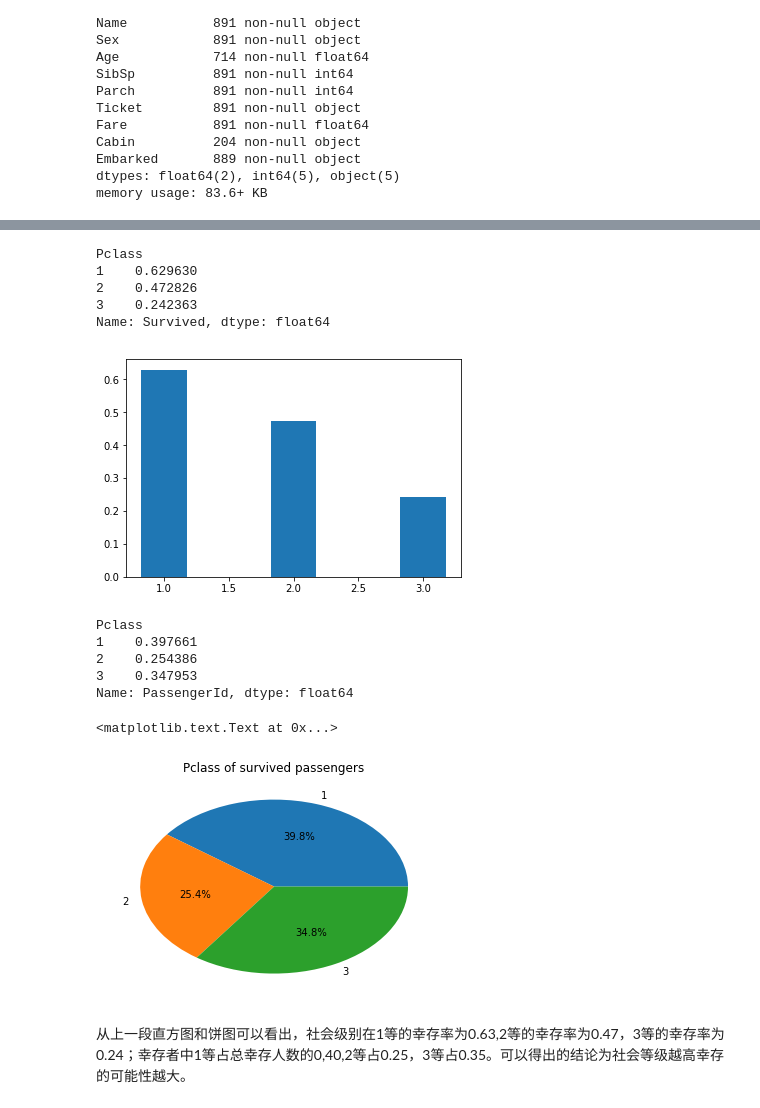
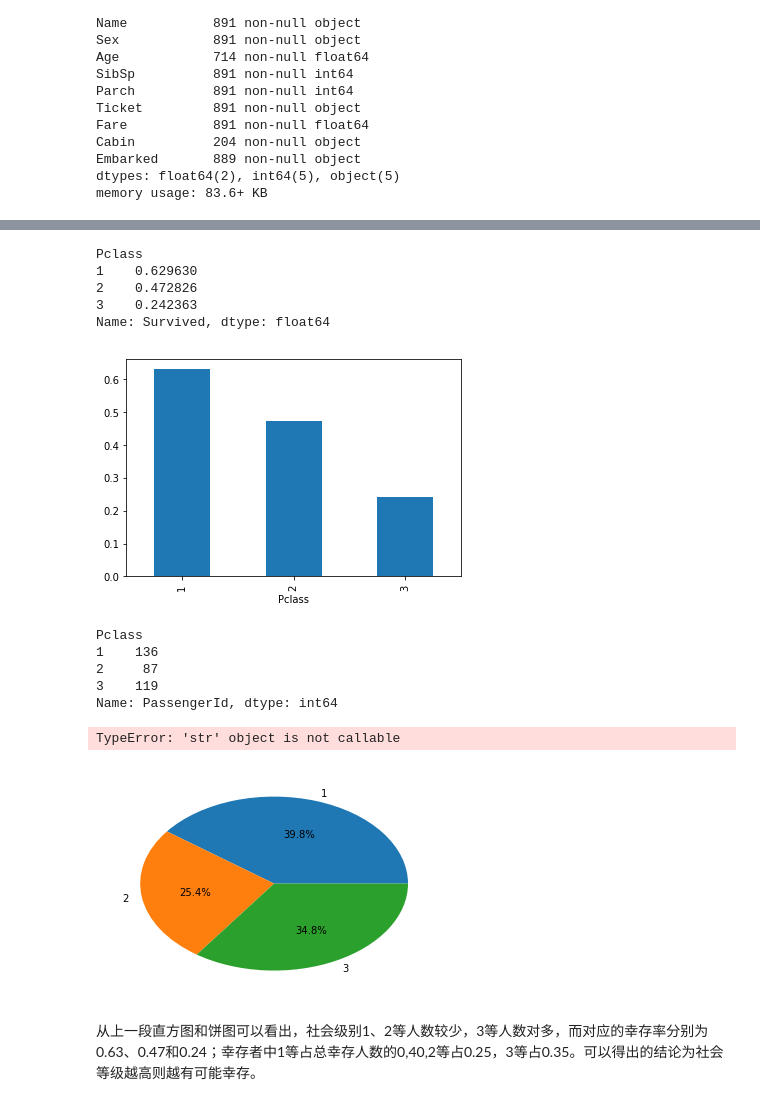
Before and after one commit to janeliao/Udacity_Projects, a Jupyter notebook: p4/p4_the_sinking_of_titanic.ipynb, the cells around one changed output, grey strips where cells are left out. Saved outputs shown, nothing was run; the diff lists cells and outputs as text; code cells hidden in the pictures.

```diff
--- a/p4/p4_the_sinking_of_titanic.ipynb
+++ b/p4/p4_the_sinking_of_titanic.ipynb
@@ -76,31 +97,35 @@ survived_data_df.head()   #check
 # %%
 #计算幸存人员中各个等级人员所占比例
 survival_rate_by_Pclass = get_survival_rate_by_category(full_data,'Pclass')
 print survival_rate_by_Pclass
 tx = [1,2,3]
-plt.bar(tx,survival_rate_by_Pclass,width = 0.35)
+#plt.bar(tx,survival_rate_by_Pclass,width = 0.35)
+
+survival_rate_by_Pclass.plot(kind='bar')
 plt.xlabel = ('Pclass')
+plt.ylabel = ('survival rate')
+plt.title = ('survival rate by Pclass')
 # %% [output]
 Pclass
 1    0.629630
 2    0.472826
 3    0.242363
 Name: Survived, dtype: float64
-[figure, old version]
+[figure, new version]
 # %%
 Pclass_proportion_of_suvived = passengers_count(survived_data_df,'Pclass')/ survived_count
-print Pclass_proportion_of_suvived
+print passengers_count(survived_data_df,'Pclass')
 #根据幸存人员中各社会等级人数占总幸存人员的比例画出饼图
 labels = ['1','2','3']
 plt.pie(Pclass_proportion_of_suvived,labels=labels,autopct='%1.1f%%')
 plt.title('Pclass of survived passengers')
 # %% [output]
 Pclass
-1    0.397661
-2    0.254386
-3    0.347953
-Name: PassengerId, dtype: float64
+1    136
+2     87
+3    119
+Name: PassengerId, dtype: int64
-<matplotlib.text.Text at 0x...>
+TypeError: 'str' object is not callable
-[figure, old version]
+[figure, new version]
 # %% [markdown]
-从上一段直方图和饼图可以看出，社会级别在1等的幸存率为0.63,2等的幸存率为0.47，3等的幸存率为0.24；幸存者中1等占总幸存人数的0,40,2等占0.25，3等占0.35。可以得出的结论为社会等级越高幸存的可能性越大。
+从上一段直方图和饼图可以看出，社会级别1、2等人数较少，3等人数对多，而对应的幸存率分别为0.63、0.47和0.24；幸存者中1等占总幸存人数的0,40,2等占0.25，3等占0.35。可以得出的结论为社会等级越高则越有可能幸存。
```
Also changed, not shown: parts of 21 cells of this notebook.
